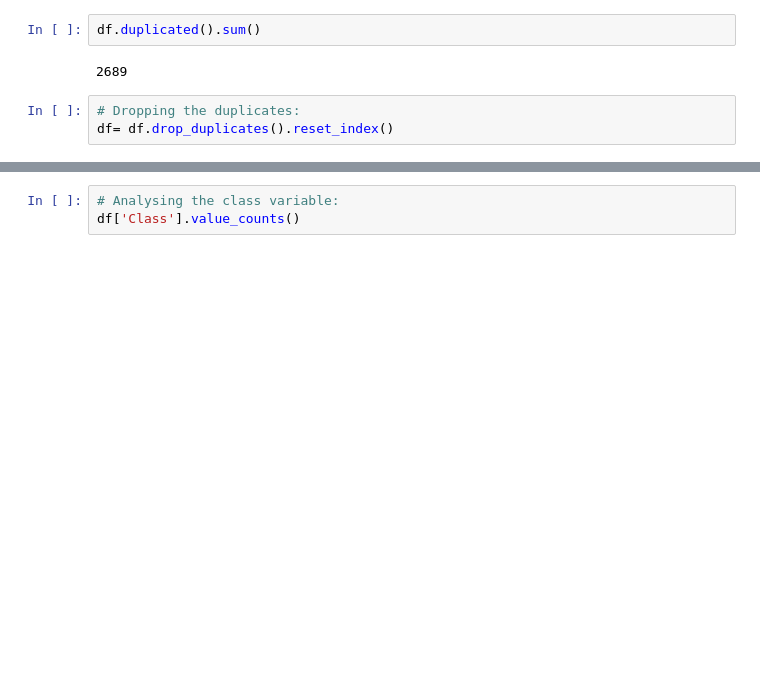
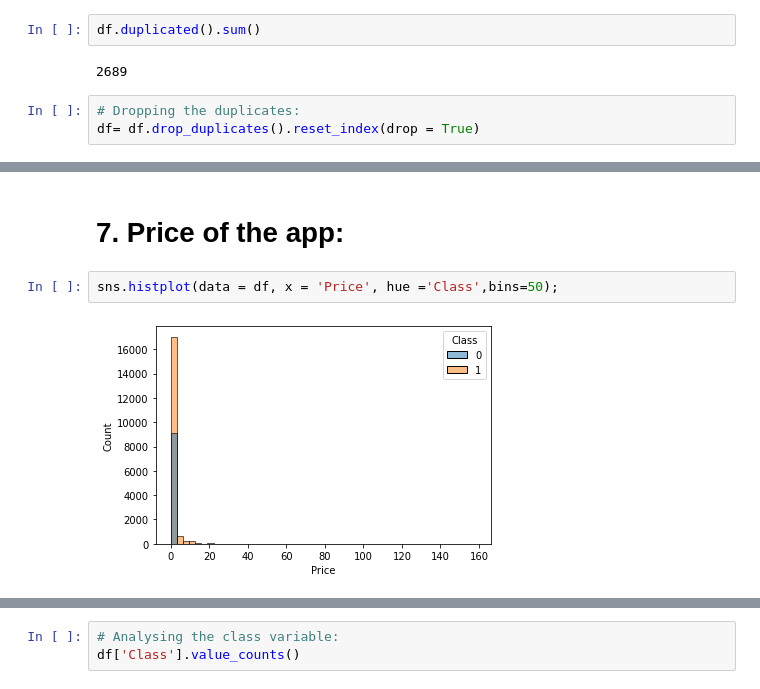
Before and after one commit to manisha-dhanuka/Supervised-Classification, a Jupyter notebook: Android_Authenticity_Prediction.ipynb, the cells around one changed output, grey strips where cells are left out. Saved outputs shown, nothing was run; the diff lists cells and outputs as text; blank space fills up the shorter version.

```diff
--- a/Android_Authenticity_Prediction.ipynb
+++ b/Android_Authenticity_Prediction.ipynb
@@ -506,7 +509,7 @@ df.duplicated().sum()
 2689
 # %%
 # Dropping the duplicates:
-df= df.drop_duplicates().reset_index()
+df= df.drop_duplicates().reset_index(drop = True)
 # %%
 # effective shape after basic pre-processing:
 df.shape
@@ -633,0 +714,6 @@ According to historical Data, Entertainment, Travel and Books app are most of th
+# %% [markdown]
+# 7. Price of the app:
+# %%
+sns.histplot(data = df, x = 'Price', hue ='Class',bins=50);
+# %% [output]
+[figure, added]
```
Also changed, not shown: parts of 78 cells of this notebook.
